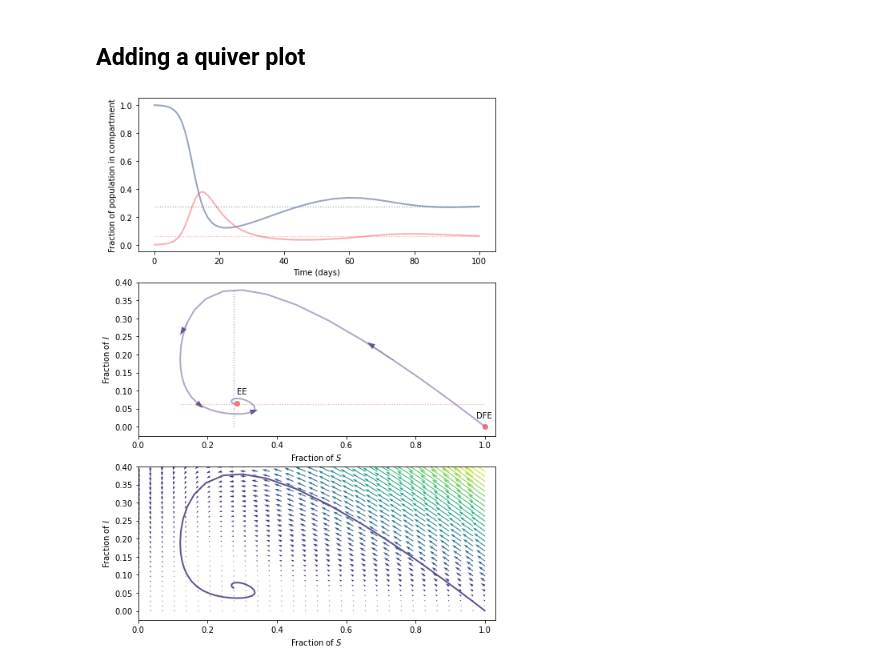
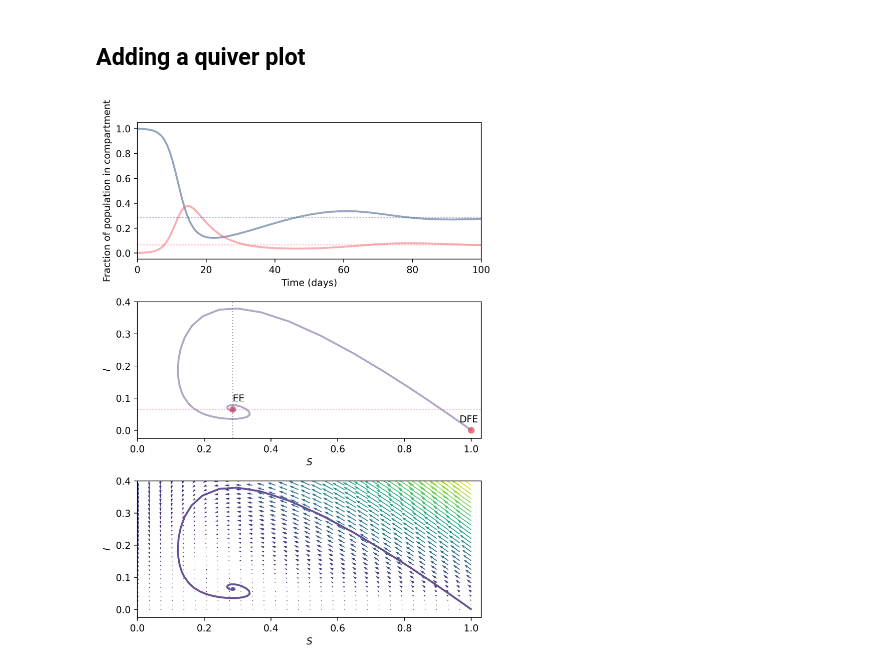
Before and after one commit to chrisvoncsefalvay/computational-infectious-disease, a Jupyter notebook: ch02/phase_space/Phase space and stability.ipynb, the cells around one changed output. Drawn from its saved outputs; the diff is of its cells as text; code cells hidden in the pictures.

```diff
--- a/ch02/phase_space/Phase space and stability.ipynb
+++ b/ch02/phase_space/Phase space and stability.ipynb
@@ -61,7 +61,7 @@ gamma = 1/tau
 mu = 0.02
 beta = R0 * (gamma + mu)
 # %%
-res = solve_ivp(fun=deriv, t_span = (0, 100), y0=y_0, args=(beta, gamma, mu), method="LSODA")
+res = solve_ivp(fun=deriv, t_span = (0, 3650), y0=y_0, args=(beta, gamma, mu), method="LSODA")
 # %%
 S, I, R = res.y
 
@@ -112,7 +113,7 @@ The endemic equilibrium is at (0.286, 0.065)
 # %%
 S, I, R = res.y
 
-fig = plt.figure(facecolor="w", figsize=(8, 12))
+fig = plt.figure(facecolor="w", figsize=(6, 8), dpi=600)
 
 # PART 1: Time domain plot
 ax1 = fig.add_subplot(311, axisbelow=True)
@@ -123,61 +124,44 @@ ax1.hlines(S[-1], xmin=res.t[0], xmax=res.t[-1], color=COLORS["S"], alpha=0.5, l
 ax1.hlines(I[-1], xmin=res.t[0], xmax=res.t[-1], color=COLORS["I"], alpha=0.5, lw=1.2, linestyles=":", label="Endemic infectious equilibrium")
 ax1.set_xlabel('Time (days)')
 ax1.set_ylabel("Fraction of population in compartment")
-
+ax1.set_xlim(0, 100)
 
 # PART 2: Phase portrait
 ax2 = fig.add_subplot(312, axisbelow=True)
 ax2.plot(S, I, color=COLORS["X"], alpha=0.5, lw=2)
-ax2.hlines(I[-1], xmin=min(S), xmax=max(S), color=COLORS["I"], alpha=0.5, lw=1.2, linestyles=":", label="Endemic infectious equilibrium")
-ax2.vlines(S[-1], ymin=min(I), ymax=max(I), color=COLORS["S"], alpha=0.5, lw=1.2, linestyles=":", label="Endemic susceptible equilibrium")
-ax2.set_xlabel("Fraction of $S$")
-ax2.set_ylabel("Fraction of $I$")
+ax2.axhline(I[-1], color=COLORS["I"], alpha=0.5, lw=1.2, linestyle=":")
+ax2.axvline(S[-1], color=COLORS["S"], alpha=0.5, lw=1.2, linestyle=":")
+ax2.set_xlabel("$S$")
+ax2.set_ylabel("$I$")
 ax2.set_ylim(-0.025, 0.4)
 ax2.set_xlim(0.0, 1.03)
 
 # Add point annotations to DFE and EE
 ax2.scatter([1, ee_x], [0, ee_y], color=COLORS["I"], alpha=0.825)
-ax2.annotate(xy=[0.975, 0.025], text="DFE")
+ax2.annotate(xy=[0.965, 0.025], text="DFE")
 ax2.annotate(xy=[ee_x, ee_y + 0.025], text="EE")
-
-# Add directional arrows
-arrow_density: int = 6
-
-for i in range(1, arrow_density):
-    sincrement, iincrement = len(S) // arrow_density, len(I) // arrow_density
-
-    if S[i * sincrement] < 0.95:
-        ax2.arrow(x=S[i * sincrement],
-                y=I[i * iincrement],
-                dx=S[i * sincrement] - S[i * sincrement - 1],
-                dy=I[i* iincrement] - I[i * iincrement - 1],
-                shape="full",
-                lw=0,
-                length_includes_head=True,
-                head_width=.015,
-                color=COLORS["X"])
-
 
 # PART 3: Quiver plot
 ax3 = fig.add_subplot(313, axisbelow=True, sharex=ax2, sharey=ax2)
 
 # Set up grid
 grid_s, grid_i = np.linspace(0, 1, 30), np.linspace(0, 0.4, 30)
 S, I = np.meshgrid(grid_s, grid_i)
 
 # Calculate derivatives
 dS = mu - beta * S * I - mu * S
 dI = beta * S * I - gamma * I - mu * I
 
 # Calculate the magnitude of the vectors [dS, dI] and scaling it up a little
 m = np.hypot(dS, dI)
 
 ax3.quiver(S, I, dS, dI, m)
 ax3.plot(res.y[0], res.y[1], color=COLORS["X"], alpha=1.0, lw=2)
 
-ax3.set_xlabel("Fraction of $S$")
-ax3.set_ylabel("Fraction of $I$")
+ax3.set_xlabel("$S$")
+ax3.set_ylabel("$I$")
 
+plt.tight_layout()
 plt.savefig("phase_space_with_quiver_plot.pdf")
 # %% [output]
-[figure, old version]
+[figure, new version]
```
Also changed, not shown: parts of 3 cells of this notebook, 11 other files.
